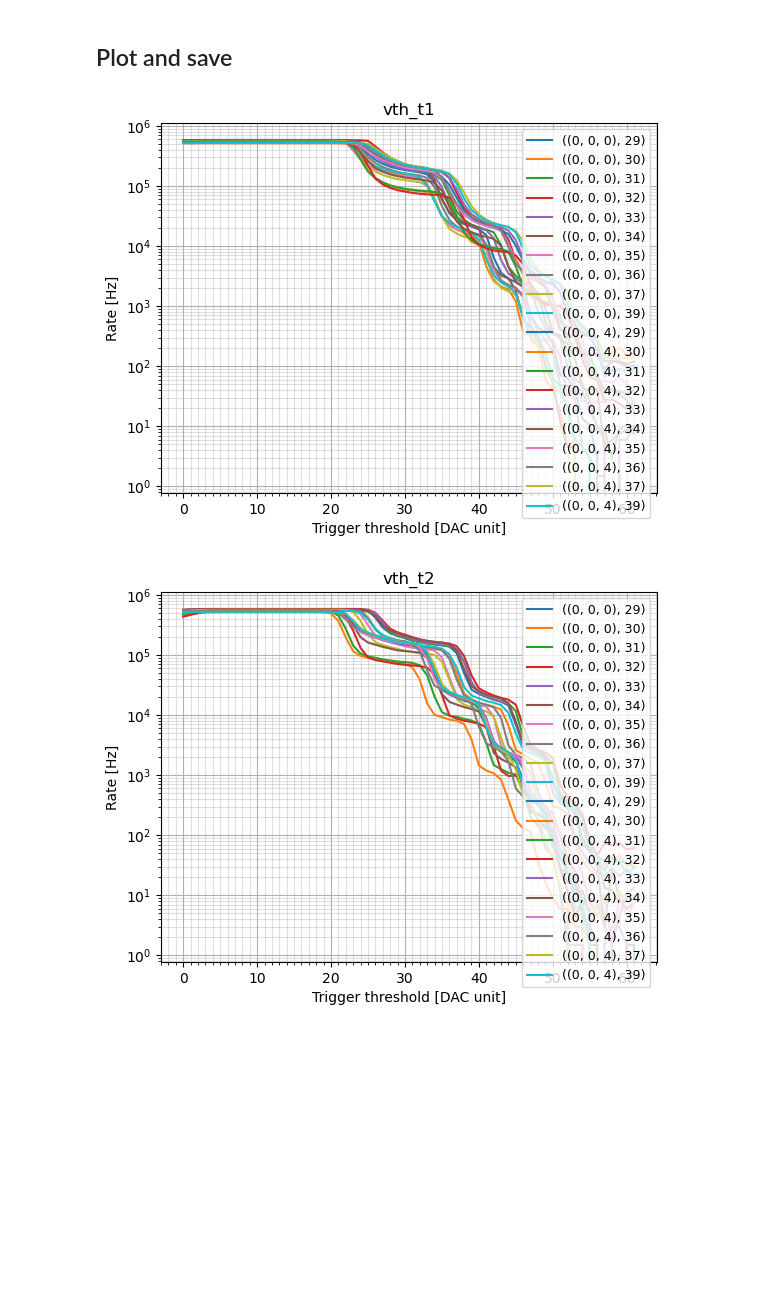
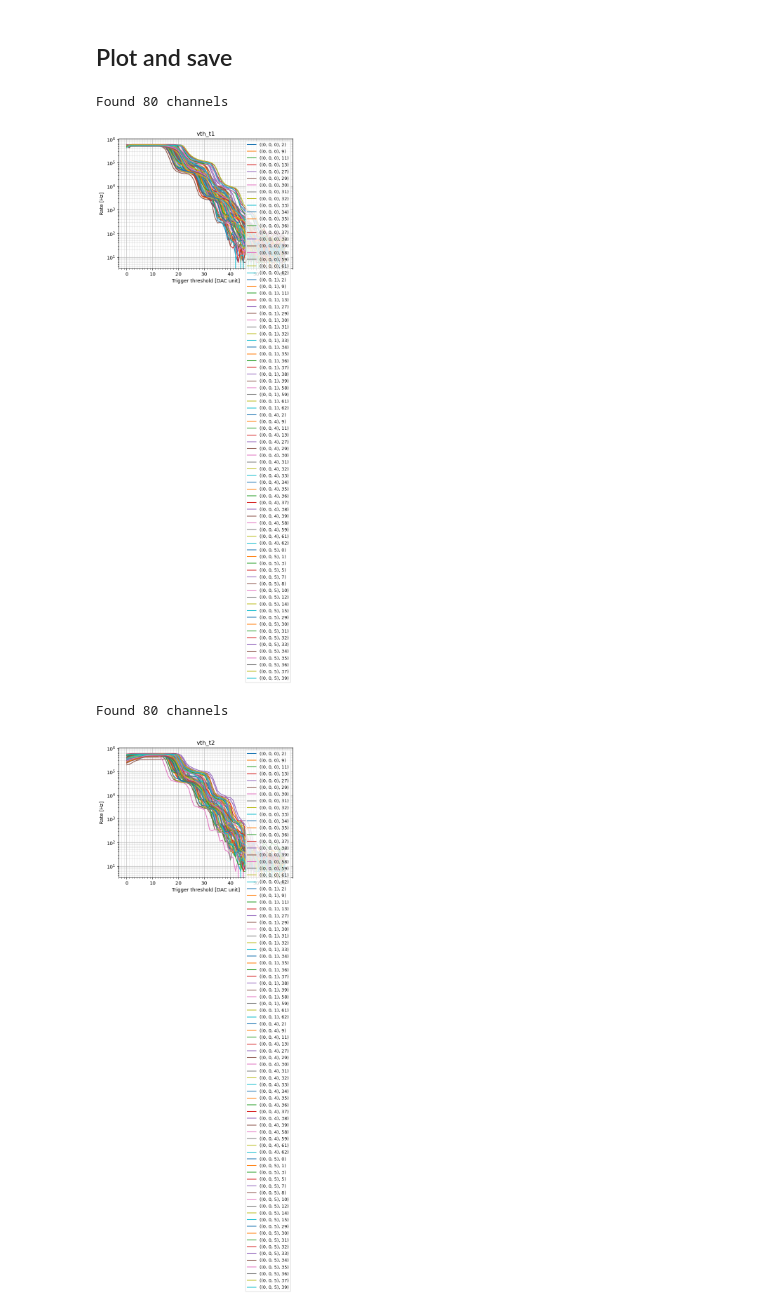
Before and after one commit to EdmondRen/TOFPET2_helper, a Jupyter notebook: tool_take_staircase.ipynb, the cells around one changed output. Drawn from its saved outputs; the diff is of its cells as text; code cells hidden in the pictures; blank space fills up the shorter version.

```diff
--- a/tool_take_staircase.ipynb
+++ b/tool_take_staircase.ipynb
@@ -5,10 +5,12 @@ import re
 from sys import stdout,stderr
 import bitarray
 import math, pprint, argparse, time
+from functools import reduce
 
 import joblib
 import scipy
 from scipy import ndimage, signal, interpolate
+import csv
 from pylab import *
 
 from petsysbuild.petsys import tofpet2b, tofpet2c, fe_power, daqd, config
@@ -29,8 +31,9 @@ from petsysbuild.petsys import tofpet2b, tofpet2c, fe_power, daqd, config
 class args:
 	data_dir = "/mnt/sda2/tofpet_data/test_stand_init/"
 	config = f"{data_dir}/config.ini"
-	output = f"{data_dir}/disc_staircase_"
-	dark_reads = 8 # Each counter period is 0.08s, 5 reads->0.4s
+	output = f"{data_dir}/disc_staircase_all_channels_temp_"
+	dark_reads = 2 # Each counter period is 0.08s, 5 reads->0.4s
+
 	disc_lsb_t1 = 55
 	disc_lsb_t2 = 55
 	disc_lsb_e = 48  # Default is 40
@@ -226,15 +229,17 @@ def plot_staircase(data, chips=None, channels = None, plot_preselect=True, targe
 
     curve_save = {}
     channels_info= {}
+    channel_count=0
     for chip in chips:
         for ch in channels:
             thresholds = list(data[chip][ch].keys())
             trigger_rate = [np.mean(data[chip][ch][th]) for th in data[chip][ch].keys()]
 
-            if plot_preselect and np.max(trigger_rate[20:])>0 or not plot_preselect:
+            if plot_preselect and np.max(trigger_rate[12:])>0 or not plot_preselect:
                 channels_info[chip+(ch,)] = {}
 
                 plot(thresholds, trigger_rate, label = f"{chip,ch}")
+                channel_count+=1
                 curve_save[chip+(ch,)] = [thresholds, trigger_rate]
 
                 # Find threshold at given rate
@@ -247,6 +252,8 @@ def plot_staircase(data, chips=None, channels = None, plot_preselect=True, targe
                     threshold_npe = process_staircase_threshold(thresholds, trigger_rate, target_npe)
                     channels_info[chip+(ch,)]["threshold_npe"] = int(round(threshold_npe))
 
+    print(f"Found {channel_count} channels")
+
     yscale("log")
     xlabel("Trigger threshold [DAC unit]")
     ylabel("Rate [Hz]")
@@ -256,6 +263,41 @@ def plot_staircase(data, chips=None, channels = None, plot_preselect=True, targe
     grid(which="minor", alpha=0.4)
     legend(loc="best", fontsize=9)
     return curve_save, channels_info
+
+def update_disc(filename, channel_info, verbose=False):
+    threshold_row_map = {
+    "vth_t1": 4,
+    "vth_t2": 5,
+    "vth_e": 6,
+    }
+
+    # Open the file
+    with open(filename, 'r') as f:
+        output = [f.readline()]
+        for line in f:
+            output.append(line)
+
+
+    # Update the content
+    for key in channel_info:
+        info = channel_info[key]
+        threshold_row = threshold_row_map[key]
+
+        for ch in info:
+            for iline in range(1, len(output)):
+                line = output[iline]
+                content = [int(ii) for ii in line.split("\t")]
+                if tuple(content[:4])==ch:
+                    content[threshold_row] = info[ch]["threshold_npe"]
+                    output[iline] = reduce(lambda x, y: str(x) + '\t' + str(y), content)+"\n"
+                    continue
+
+
+    # Write the file
+    os.rename(filename, filename+".backup")
+    with open(filename, 'w', newline='') as f:
+        f.writelines(output)
+
 
 
 def process_staircase_offset(curve_save_all, ref_channel = (0,0,4,9), ref_rate=0.5):
@@ -294,33 +336,38 @@ def process_staircase_offset(curve_save_all, ref_channel = (0,0,4,9), ref_rate=0
 ##################################################
 # Save Raw
 joblib.dump(data_save, args.output+"rawdata.joblib")
 
 # Save plots
-
 target_threshold_list_npe = {
 "vth_t1": 1.5,
 "vth_t2": 2.5,
 "vth_e": 4.5,
 }
 
 curve_save_all ={}
 channels_info_all = {}
 for key in data_save:
     curve_save, channels_info = plot_staircase(data_save[key], chips = None, channels =None, target_npe=target_threshold_list_npe[key])
+    # curve_save, channels_info = plot_staircase(data_save[key], chips = None, channels =None, target_npe=None)
     title(key)
     savefig(args.output+f"{key}.jpg")
     show()
 
     curve_save_all[key] = curve_save
     channels_info_all[key] = channels_info
 
 # Save plot data
 joblib.dump(data_save, args.output+"curves.joblib")
 
+# Update threshold info to the config file
+update_disc(args.data_dir+"/disc_settings.tsv", channels_info_all)
+
 
 # Process the curves, find the offset on x axis'
 # ********** Use these numbers to change the "zeros" in "disc_calibration.tsv" file
 # process_staircase(curve_save_all,  ref_channel = (0,0,4,9), ref_rate=0.5)
 # %% [output]
+Found 80 channels
-[figure, old version]
+[figure, new version]
+Found 80 channels
-[figure, old version]
+[figure, new version]
```
Also changed, not shown: parts of 5 cells of this notebook, 15 other files.
